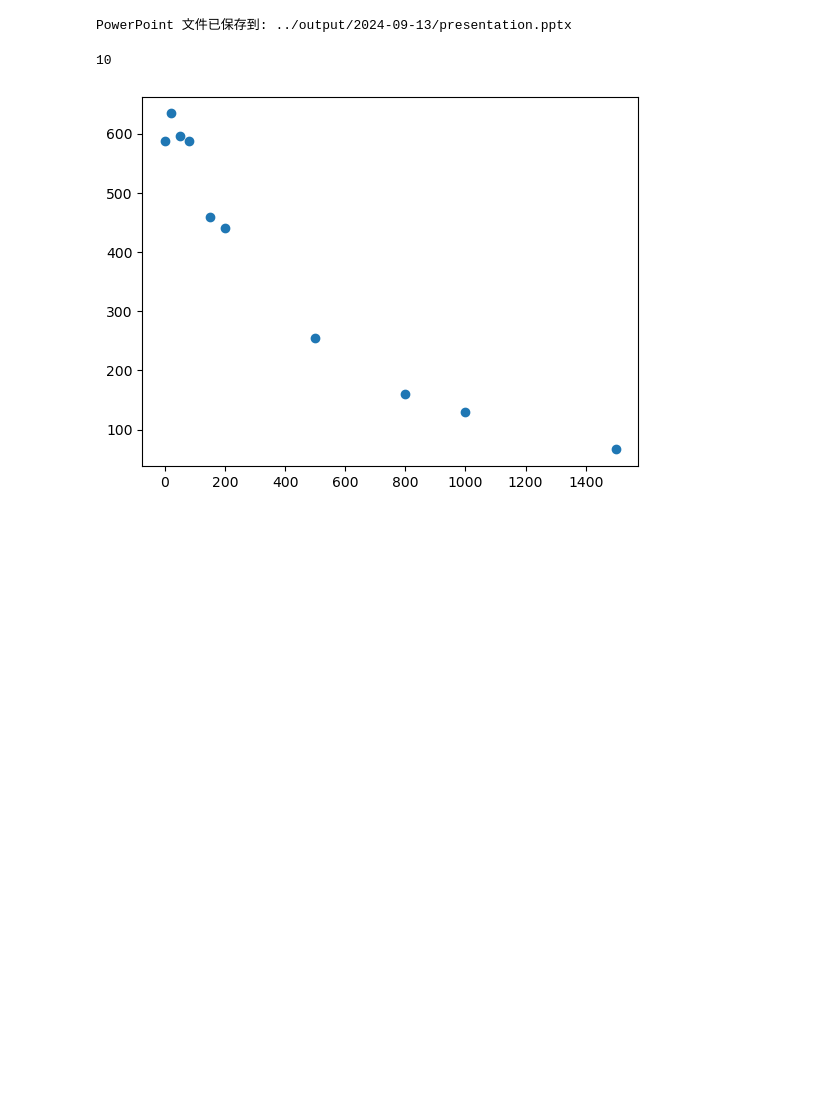
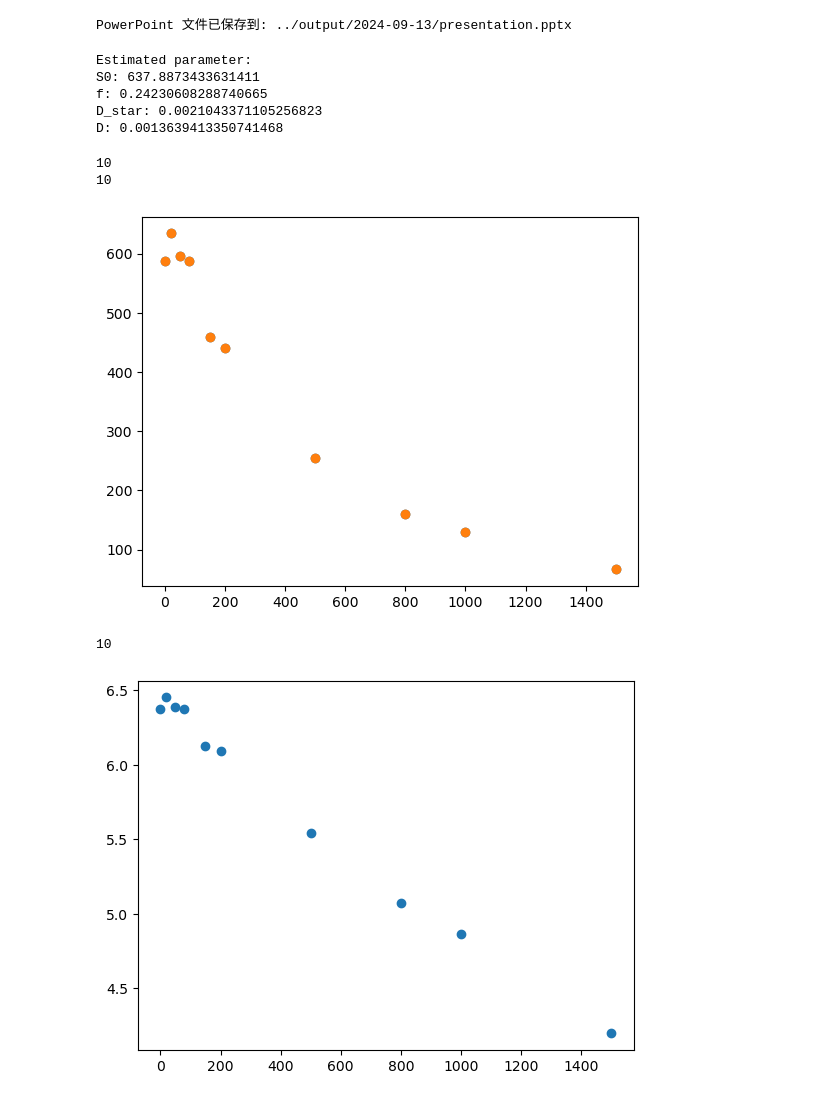
Before and after one commit to young010101/research-TJU-AP-IVIM-SAM, a Jupyter notebook: notebook/return_fig_and_show_in_sub.ipynb, the cells around one changed output. Drawn from its saved outputs; the diff is of its cells as text; code cells hidden in the pictures; blank space fills up the shorter version.

Commit message:
add plot_b_log

```diff
--- a/notebook/return_fig_and_show_in_sub.ipynb
+++ b/notebook/return_fig_and_show_in_sub.ipynb
@@ -115,8 +115,24 @@ def generate_pptx():
 generate_pptx()
 # %% [output]
 PowerPoint 文件已保存到: ../output/2024-09-13/presentation.pptx
+# %%
+x = analysis.estimated_params_roi
+x
+analysis.print_estimated_params_roi()
+# %% [output]
+Estimated parameter:
+S0: 637.8873433631411
+f: 0.24230608288740665
+D_star: 0.0021043371105256823
+D: 0.0013639413350741468
 # %%
 n_analysis[3].plot_b_intensities()
+analysis.plot_b_intensities()
+plt.show()
+analysis.plot_log_b()
 # %% [output]
 10
+10
-[figure, old version]
+[figure, new version]
+10
+[figure, added]
```
Also changed, not shown: parts of 1 cell of this notebook, 2 other files.
